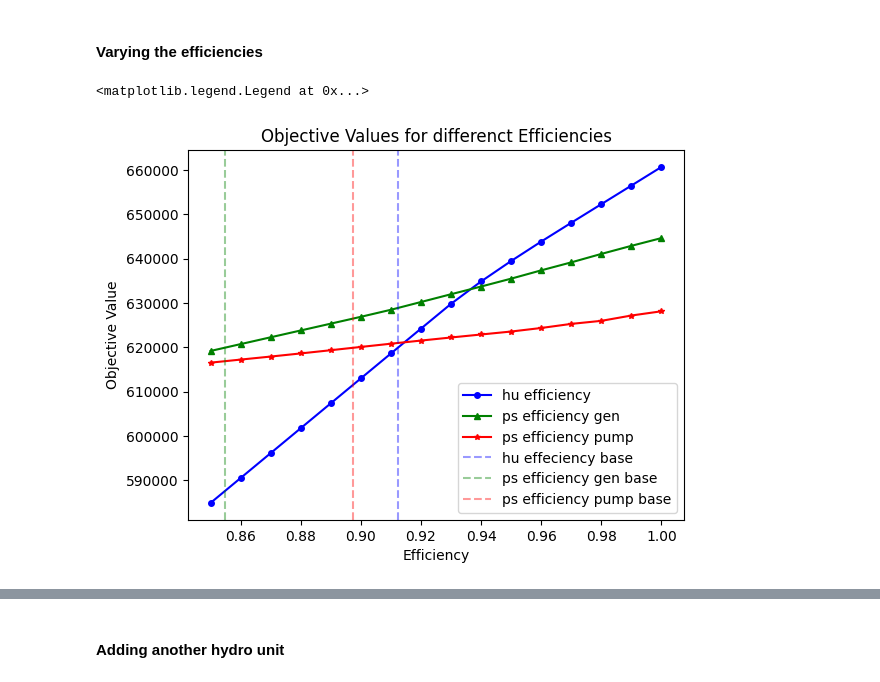
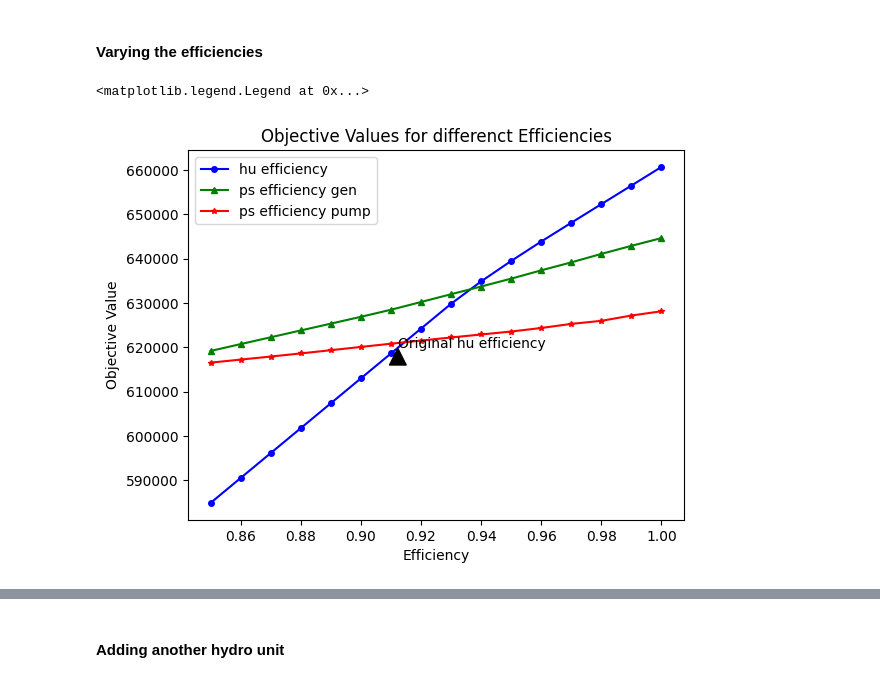
Before and after one commit to FredericWeiss/Seminar-Thesis, a Jupyter notebook: psh.ipynb, the cells around one changed output, grey strips where cells are left out. Cells and saved outputs as stored; diff of their text form; code cells hidden in the pictures.

Commit message:
annotations in efficiency plot

```diff
--- a/psh.ipynb
+++ b/psh.ipynb
@@ -1441,34 +1430,36 @@ for efficiency in efficiencies:
     # Calculating the vertices
     psh_efficiency.hu_h_vertices = psh_efficiency.head_vertices(psh_efficiency.hydro_units, psh_efficiency.hu_affiliation, psh_efficiency.hu_head_limits)
     psh_efficiency.hu_q_vertices = psh_efficiency.discharge_vertices(psh_efficiency.hydro_units, psh_efficiency.hu_affiliation, psh_efficiency.hu_discharge_limits)
     psh_efficiency.hu_p_vertices = psh_efficiency.power_vertices(psh_efficiency.hydro_units, psh_efficiency.hu_affiliation, psh_efficiency.hu_h_vertices, psh_efficiency.hu_q_vertices, psh_efficiency.hu_effciency)
 
     psh_efficiency.ps_h_vertices = psh_efficiency.head_vertices(psh_efficiency.pumped_storage_units, psh_efficiency.ps_affiliation, psh_efficiency.ps_head_limits)
     psh_efficiency.ps_q_vertices = psh_efficiency.discharge_vertices(psh_efficiency.pumped_storage_units, psh_efficiency.ps_affiliation, psh_efficiency.ps_discharge_generation_limits)
     psh_efficiency.ps_p_vertices = psh_efficiency.power_vertices(psh_efficiency.pumped_storage_units, psh_efficiency.ps_affiliation, psh_efficiency.ps_h_vertices, psh_efficiency.ps_q_vertices, psh_efficiency.ps_efficiency_gen)
 
     psh_efficiency.define_decision_variables()
     psh_efficiency.define_contraints()
     psh_efficiency.solve_model()
 
     objective_values_ps_pump.append(psh_efficiency.objective_value)
 
     psh_efficiency.ps_efficiency_pump[0] = psh.ps_efficiency_pump[0]
 
 fig, ax = plt.subplots()
 ax.plot(efficiencies, objective_values_hu, label='hu efficiency', marker='o', markersize=4, color='blue')
 ax.plot(efficiencies, objective_values_ps_gen, label='ps efficiency gen', marker='^', markersize=4, color='green')
 ax.plot(efficiencies, objective_values_ps_pump, label='ps efficiency pump', marker='*', markersize=4, color='red')
 
-ax.axvline(0.9123, color='blue', linestyle='--', alpha=0.4, label='hu effeciency base')
-ax.axvline(0.8547, color='green', linestyle='--', alpha=0.4, label='ps efficiency gen base')
-ax.axvline(0.8975, color='red', linestyle='--', alpha=0.4, label='ps efficiency pump base')
+ax.annotate('Original hu efficiency', xy=(0.9123, 619892.6442973859),xycoords='figure fraction', arrowprops=dict(facecolor='black', shrink= 0.2))
+
+# ax.axvline(0.9123, color='blue', linestyle='--', alpha=0.4, label='hu effeciency base')
+# ax.axvline(0.8547, color='green', linestyle='--', alpha=0.4, label='ps efficiency gen base')
+# ax.axvline(0.8975, color='red', linestyle='--', alpha=0.4, label='ps efficiency pump base')
 
 ax.set_title('Objective Values for differenct Efficiencies')
 ax.set_xlabel('Efficiency')
 ax.set_ylabel('Objective Value')
 
 plt.legend()
 # %% [output]
 <matplotlib.legend.Legend at 0x...>
-[figure, old version]
+[figure, new version]
```
Also changed, not shown: parts of 5 cells of this notebook.
